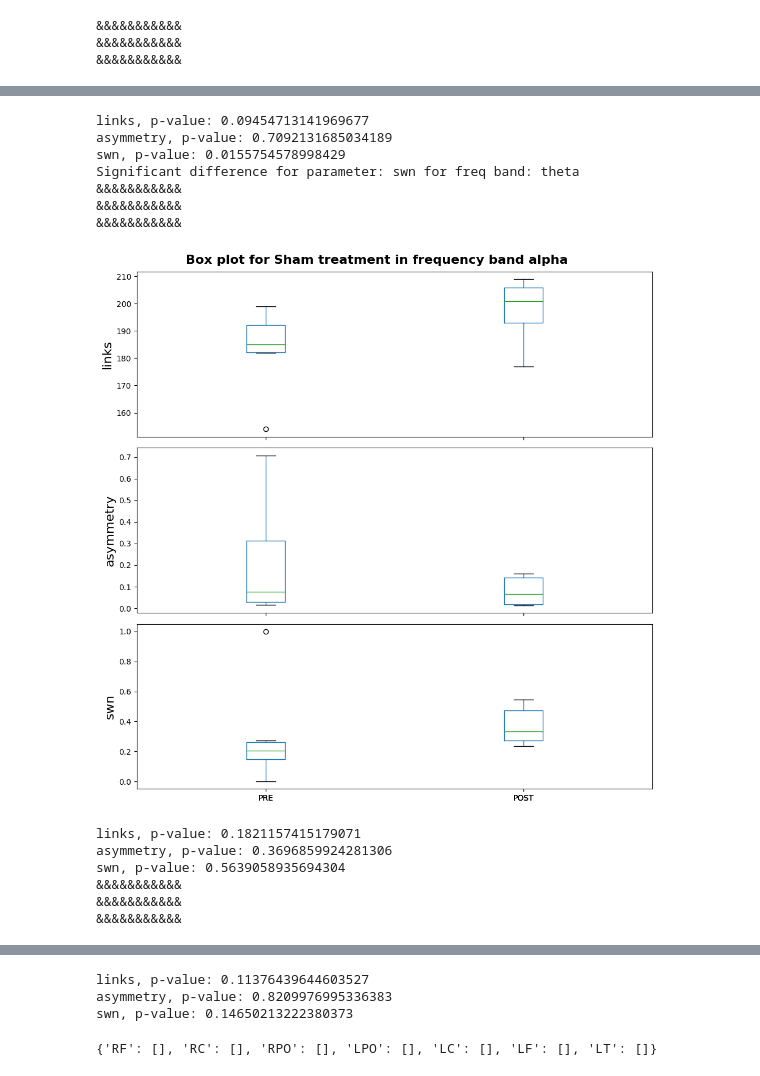
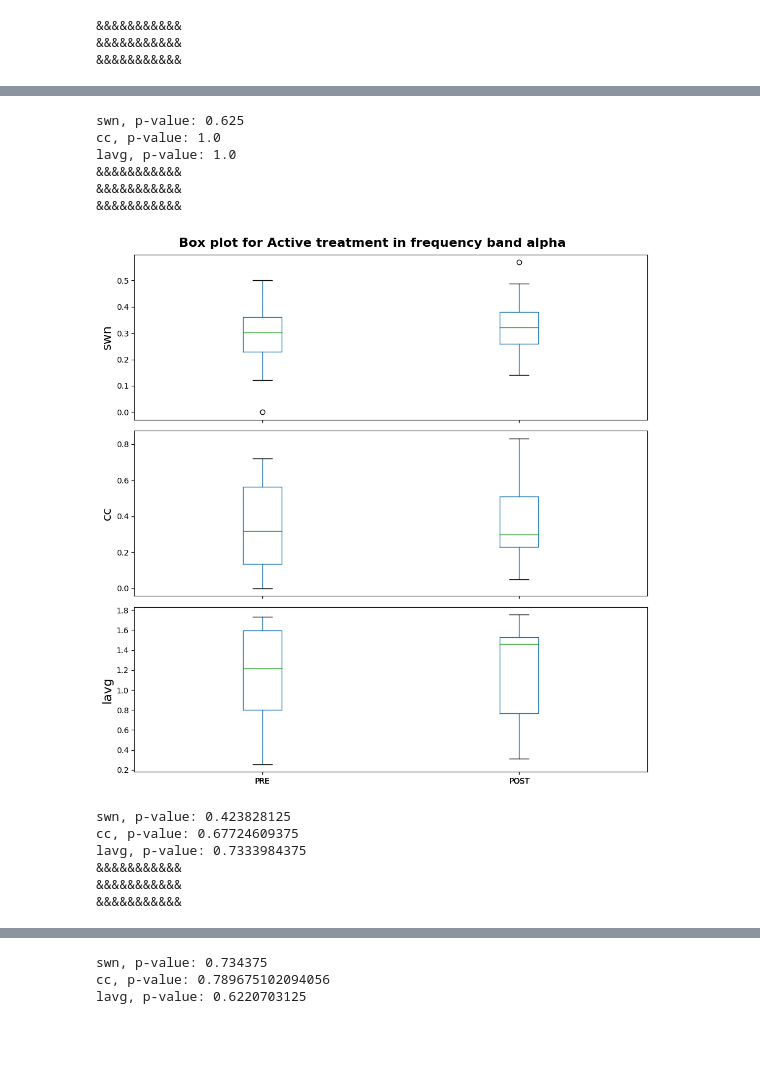
Before and after one commit to vishwanisingh/Depression-tDCS-Analysis, a Jupyter notebook: script-table-to-color-map.ipynb, the cells around one changed output, grey strips where cells are left out. Cells and saved outputs as stored; diff of their text form; code cells hidden in the pictures; blank space fills up the shorter version.

```diff
--- a/script-table-to-color-map.ipynb
+++ b/script-table-to-color-map.ipynb
@@ -154,21 +165,22 @@ ValueError: The number of FixedLocator locations (5), usually from a call to set
 # print(model.summary())
 # %%
 swn_values1, swn_values2 = {'theta' : [], 'alpha': [], 'beta': []} , {'theta' : [], 'alpha': [], 'beta': []}
-asymmetry_values1, asymmetry_values2 = {'theta' : [], 'alpha': [], 'beta': []}, {'theta' : [], 'alpha': [], 'beta': []}
-links_values1, links_values2 = {'theta' : [], 'alpha': [], 'beta': []}, {'theta' : [], 'alpha': [], 'beta': []}
+cc_values1, cc_values2 = {'theta' : [], 'alpha': [], 'beta': []}, {'theta' : [], 'alpha': [], 'beta': []}
+lavg_values1, lavg_values2 = {'theta' : [], 'alpha': [], 'beta': []}, {'theta' : [], 'alpha': [], 'beta': []}
 # hub_values1, hub_values2 = {'theta' : [], 'alpha': [], 'beta': []}, {'theta' : [], 'alpha': [], 'beta': []}
 
-master_dict = {'links_values': [links_values1, links_values2], 'asymmetry_values': [asymmetry_values1, asymmetry_values2], \
-               'swn_values': [swn_values1, swn_values2]}
+master_dict = {'swn_values': [swn_values1, swn_values2], 'cc_values': [cc_values1, cc_values2], 'lavg_values': [lavg_values1, lavg_values2] }
 
 for j in range(len(df)): # rows
     for k in range(1, len(df.columns)-N-1, 2): # cols
         if k in range(1,6):
-            para = 'links_values'
+            para = 'swn_values'
         elif k in range(6, 12):
-            para = 'asymmetry_values'
+            para = 'cc_values'
         elif k in range(12, 18):
-            para = 'swn_values'
+            para = 'lavg_values'
+        else:
+            continue
 
         if k%6 == 1:
             master_dict[para][0]['theta'].append(df.iloc[j, k])
@@ -180,7 +192,6 @@ for j in range(len(df)): # rows
             master_dict[para][0]['beta'].append(df.iloc[j, k])
             master_dict[para][1]['beta'].append(df.iloc[j, k+1])
 
-
         # for k in range(len(df.columns)-6, len(df.columns)-3, 1): #cols
         #     print(k, "&&&&&&&")
         #     print(len(ast.literal_eval(df.iloc[j, k])))
@@ -188,20 +203,20 @@ for j in range(len(df)): # rows
 for map in mapping:
     g1_group_measures = pd.DataFrame({
         # master_dict['swn_values'][0][mapping[map]] can be replaced with swn_values1[mapping[map]]
-        'links': master_dict['links_values'][0][mapping[map]],
-        'asymmetry':  [abs(x - 1) for x in master_dict['asymmetry_values'][0][mapping[map]]],
         'swn': master_dict['swn_values'][0][mapping[map]],
+        'cc':   master_dict['cc_values'][0][mapping[map]],
+        'lavg': master_dict['lavg_values'][0][mapping[map]],
     })
 
 
     g2_group_measures = pd.DataFrame({
-        'links': master_dict['links_values'][1][mapping[map]],
-        'asymmetry': [abs(x - 1) for x in master_dict['asymmetry_values'][1][mapping[map]]],
         'swn': master_dict['swn_values'][1][mapping[map]],
+        'cc': master_dict['cc_values'][1][mapping[map]],
+        'lavg': master_dict['lavg_values'][1][mapping[map]],
     })
 
     fig, axes = plt.subplots(3, 1, figsize=(10, 10), sharex=True)
-    parameters = ['links', 'asymmetry', 'swn']
+    parameters = ['swn', 'cc', 'lavg']
 
     for i, param in enumerate(parameters):
         x = pd.DataFrame({GROUP1: g1_group_measures[param], GROUP2: g2_group_measures[param]})
@@ -220,7 +235,7 @@ for map in mapping:
         # print("*********", g1_group_measures[param], g2_group_measures[param])
         t_stat, p_value = wilcoxon(g1_group_measures[param].dropna(), g2_group_measures[param].dropna())
         print(f"{param}, p-value: {p_value}")
-        if p_value < 0.05:
+        if p_value < 0.1:
             print(f"Significant difference for parameter: {param} for freq band: {mapping[map]}")
 # %% [output]
 &&&&&&&&&&&
@@ -230,14 +245,13 @@ for map in mapping:
-links, p-value: 0.09454713141969677
-asymmetry, p-value: 0.7092131685034189
-swn, p-value: 0.0155754578998429
-Significant difference for parameter: swn for freq band: theta
+swn, p-value: 0.625
+cc, p-value: 1.0
+lavg, p-value: 1.0
 &&&&&&&&&&&
 &&&&&&&&&&&
 &&&&&&&&&&&
-[figure, old version]
+[figure, new version]
-links, p-value: 0.1821157415179071
-asymmetry, p-value: 0.3696859924281306
-swn, p-value: 0.5639058935694304
+swn, p-value: 0.423828125
+cc, p-value: 0.67724609375
+lavg, p-value: 0.7333984375
 &&&&&&&&&&&
 &&&&&&&&&&&
 &&&&&&&&&&&
@@ -245,18 +259,16 @@ swn, p-value: 0.5639058935694304
-links, p-value: 0.11376439644603527
-asymmetry, p-value: 0.8209976995336383
-swn, p-value: 0.14650213222380373
+swn, p-value: 0.734375
+cc, p-value: 0.789675102094056
+lavg, p-value: 0.6220703125
 # %%
-all_list = []
-items = []
-for i in df[('regions', 'theta')]:
-    y = i.replace('[', '').replace(']', '').replace("\'", '')
-    if len(y):
-        items.append(y.split(", "))
-        for _ in y.split(", "):
-            all_list.append(_)
-    else:
-        items.append([])
-region_score = {key: [] for key in all_list}
-region_score
+# all_list = []
+# items = []
+# for i in df[('regions', 'theta')]:
+#     y = i.replace('[', '').replace(']', '').replace("\'", '')
+#     if len(y):
+#         items.append(y.split(", "))
+#         for _ in y.split(", "):
+#             all_list.append(_)
+#     else:
+#         items.append([])
+# region_score = {key: [] for key in all_list}
+# region_score
-# %% [output]
-{'RF': [], 'RC': [], 'RPO': [], 'LPO': [], 'LC': [], 'LF': [], 'LT': []}
```
Also changed, not shown: parts of 9 cells of this notebook, 6 other files.
